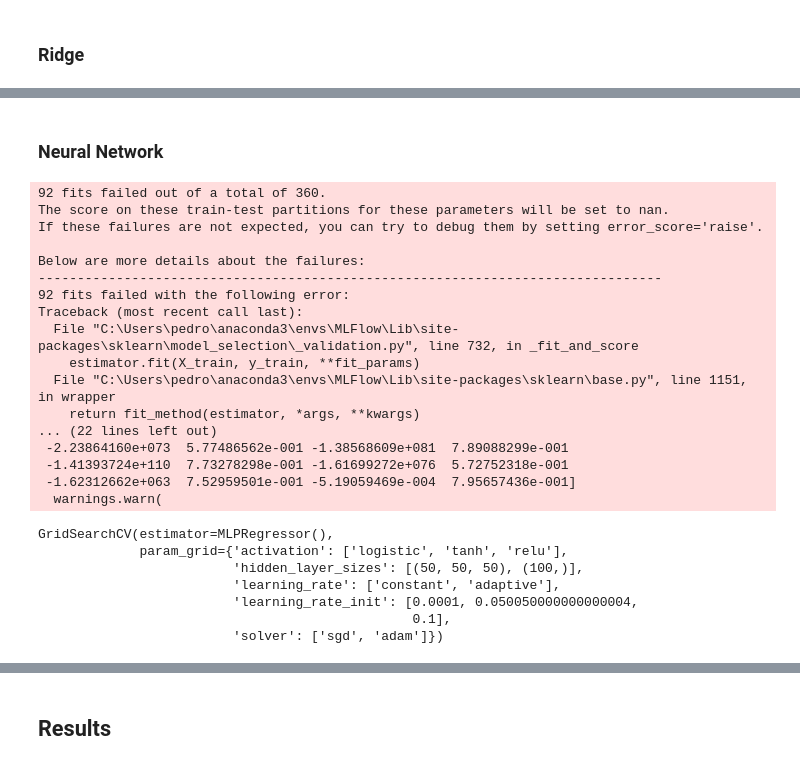
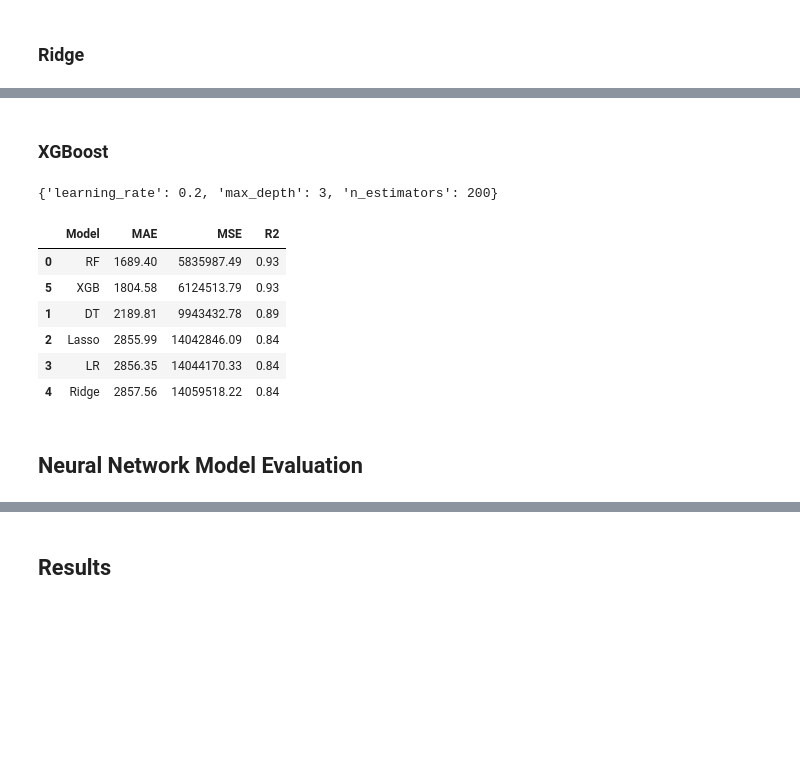
Before and after one commit to pedromaiapatinha/Car_Price_Prediction-Portuguese_Data, a Jupyter notebook: Portugal Car Price Prediction.ipynb, the cells around one changed output, grey strips where cells are left out. Cells and saved outputs as stored; diff of their text form; code cells hidden in the pictures; blank space fills up the shorter version.

```diff
--- a/Portugal Car Price Prediction.ipynb
+++ b/Portugal Car Price Prediction.ipynb
@@ -1044,0 +1208,5 @@ add_scores('Ridge', rid_y_pred, y_test)
+# %%
+model_DT, df_model_scores = avg_score_DT(rkf, X, y, df_model_scores,
+                                        max_depth=best_max_depth,
+                                        min_samples_split=best_min_samples_split,
+                                        min_samples_leaf=best_min_samples_leaf)
@@ -1044,0 +1243,6 @@ add_scores('Ridge', rid_y_pred, y_test)
+# %%
+model_RF, df_model_scores = avg_score_RF(rkf, X, y, df_model_scores,
+                                        n_estimators=best_n_estimators,
+                                        max_depth=best_max_depth,
+                                        min_samples_split=best_min_samples_split,
+                                        min_samples_leaf=best_min_samples_leaf)
@@ -1045,2 +1258,39 @@ add_scores('Ridge', rid_y_pred, y_test)
+# %% [markdown]
+### XGBoost
+# %%
+xgb_params = {
+    'max_depth': [3, 5, 7],
+    'learning_rate': [0.01, 0.1, 0.2],
+    'n_estimators': [50, 100, 200]
+}
+
+
+xgb_grid = GridSearchCV(estimator=xgb.XGBRegressor(),
+                        param_grid=xgb_params,
+                        cv=5)
+
+xgb_grid.fit(X, y)
+print(xgb_grid.best_params_)
+
+best_max_depth = xgb_grid.best_estimator_.get_params()['max_depth']
+best_learning_rate = xgb_grid.best_estimator_.get_params()['learning_rate']
+best_n_estimators = xgb_grid.best_estimator_.get_params()['n_estimators']
+# %% [output]
+{'learning_rate': 0.2, 'max_depth': 3, 'n_estimators': 200}
+# %%
+model_XGB, df_model_scores = avg_score_XGB(rkf, X, y, df_model_scores,
+                                           max_depth=best_max_depth,
+                                           learning_rate=best_learning_rate,
+                                           n_estimators=best_n_estimators)
+# %%
+df_model_scores
+# %% [output]
+|  | Model | MAE | MSE | R2 |
+| 0 | RF | 1689.40 | 5835987.49 | 0.93 |
+| 5 | XGB | 1804.58 | 6124513.79 | 0.93 |
+| 1 | DT | 2189.81 | 9943432.78 | 0.89 |
+| 2 | Lasso | 2855.99 | 14042846.09 | 0.84 |
+| 3 | LR | 2856.35 | 14044170.33 | 0.84 |
+| 4 | Ridge | 2857.56 | 14059518.22 | 0.84 |
 # %% [markdown]
-### Neural Network
+## Neural Network Model Evaluation
@@ -1058,29 +1296,0 @@ parameter_space = {
-# %%
-model = MLPRegressor()
-clf = GridSearchCV(model, parameter_space)
-clf.fit(X_train, y_train)
-# %% [output]
-92 fits failed out of a total of 360.
-The score on these train-test partitions for these parameters will be set to nan.
-If these failures are not expected, you can try to debug them by setting error_score='raise'.
-
-Below are more details about the failures:
---------------------------------------------------------------------------------
-92 fits failed with the following error:
-Traceback (most recent call last):
-  File "C:\Users\pedro\anaconda3\envs\MLFlow\Lib\site-packages\sklearn\model_selection\_validation.py", line 732, in _fit_and_score
-    estimator.fit(X_train, y_train, **fit_params)
-  File "C:\Users\pedro\anaconda3\envs\MLFlow\Lib\site-packages\sklearn\base.py", line 1151, in wrapper
-    return fit_method(estimator, *args, **kwargs)
-... (22 lines left out)
- -2.23864160e+073  5.77486562e-001 -1.38568609e+081  7.89088299e-001
- -1.41393724e+110  7.73278298e-001 -1.61699272e+076  5.72752318e-001
- -1.62312662e+063  7.52959501e-001 -5.19059469e-004  7.95657436e-001]
-  warnings.warn(
-GridSearchCV(estimator=MLPRegressor(),
-             param_grid={'activation': ['logistic', 'tanh', 'relu'],
-                         'hidden_layer_sizes': [(50, 50, 50), (100,)],
-                         'learning_rate': ['constant', 'adaptive'],
-                         'learning_rate_init': [0.0001, 0.050050000000000004,
-                                                0.1],
-                         'solver': ['sgd', 'adam']})
```
Also changed, not shown: parts of 108 cells of this notebook.
